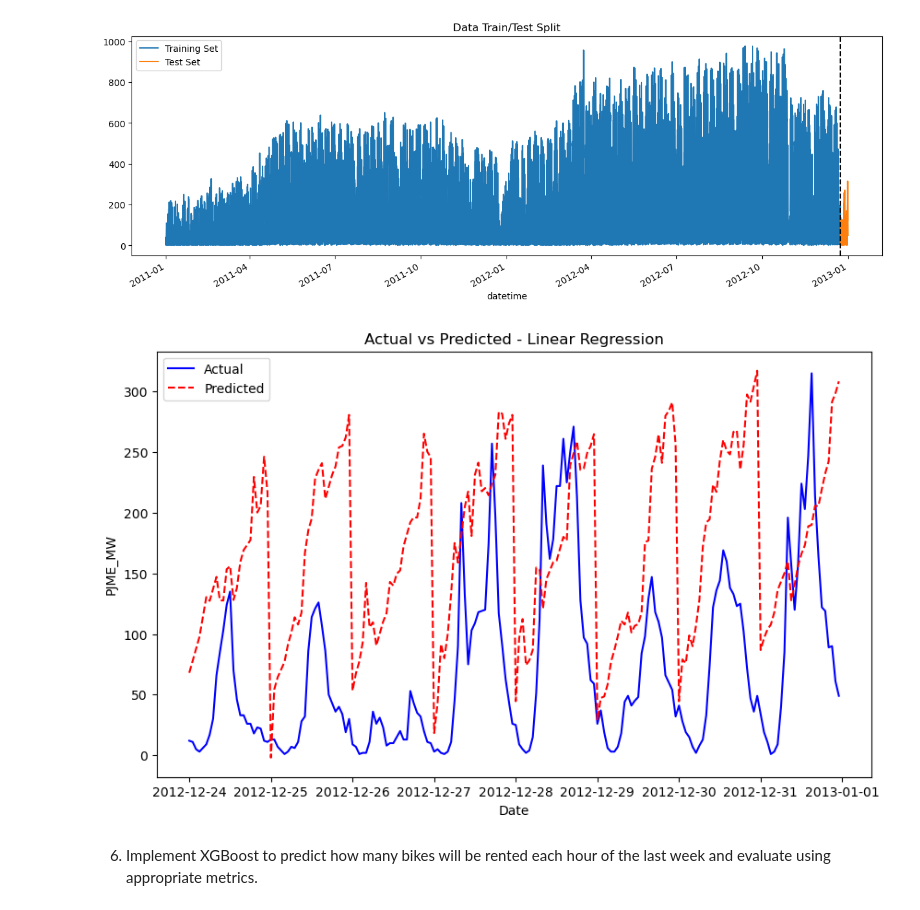
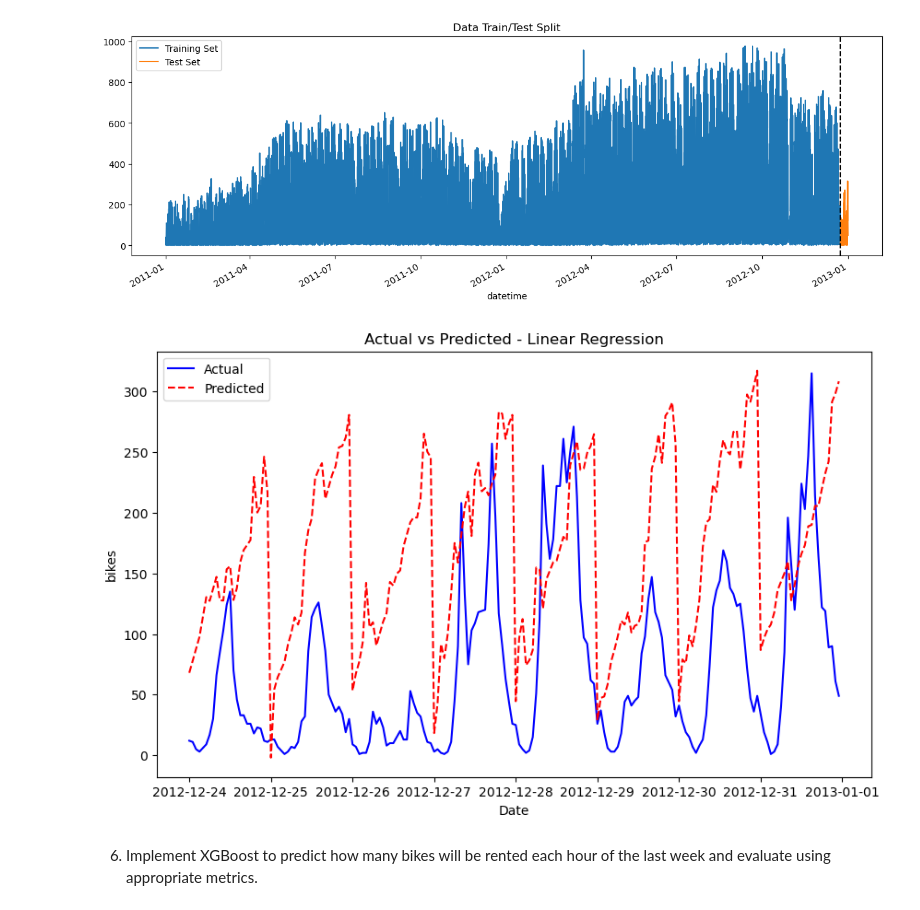
Before and after one commit to MarLaslo/DataScienceRUC, a Jupyter notebook: E5 - Time series.ipynb, the cells around one changed output. Drawn from its saved outputs; the diff is of its cells as text; code cells hidden in the pictures.

```diff
--- a/E5 - Time series.ipynb
+++ b/E5 - Time series.ipynb
@@ -140,14 +141,14 @@ y_pred_lr = lr.predict(X_test_lr)
 # %%
 plt.figure(figsize=(10, 6))
 plt.plot(y_test_lr.index, y_test_lr, label='Actual', color='blue')
 plt.plot(y_test_lr.index, y_pred_lr, label='Predicted', color='red', linestyle='dashed')
 plt.title('Actual vs Predicted - Linear Regression')
 plt.xlabel('Date')
-plt.ylabel('PJME_MW')
+plt.ylabel('bikes')
 plt.legend()
 plt.show()
 # %% [output]
-[figure, old version]
+[figure, new version]
 # %% [markdown]
 6. Implement XGBoost to predict how many bikes will be rented each hour of the last week and evaluate using appropriate metrics.
 # %%
```
Also changed, not shown: parts of 6 cells of this notebook, 2 other files.
